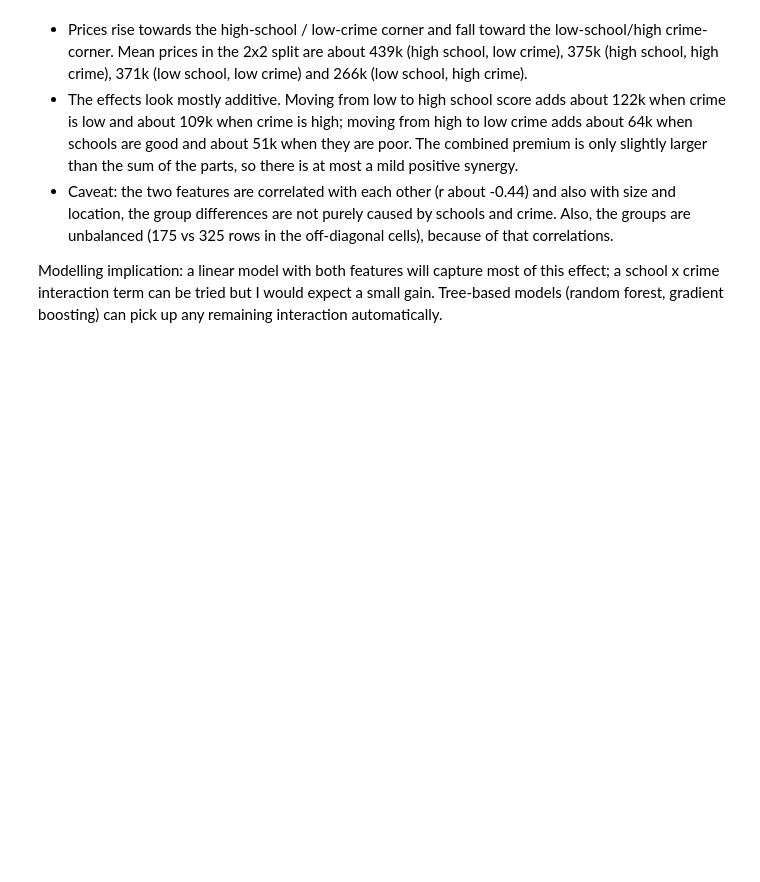
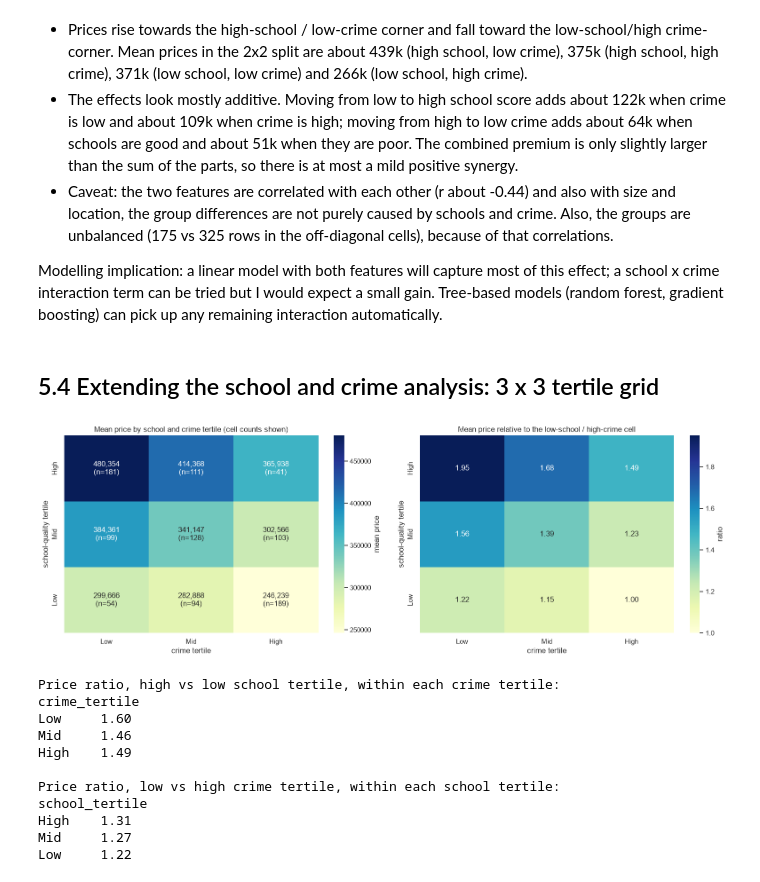
Before and after one commit to jadennk21-prog/AIAP-Mini-Project-1---Housing-Prices-Prediction, a Jupyter notebook: eda.ipynb, the cells around one changed output. Saved outputs shown, nothing was run; the diff lists cells and outputs as text; code cells hidden in the pictures; blank space fills up the shorter version.

```diff
--- a/eda.ipynb
+++ b/eda.ipynb
@@ -297,0 +381,12 @@ Relationship with price
+# %%
+rows = []
+for xname, x in [('raw', crime), ('log', np.log(crime)), ('sqrt', np.sqrt(crime))]:
+    for yname, yy in [('price', df[target]), ('log(price)', np.log(df[target]))]:
+        lin = sm.OLS(yy, sm.add_constant(x)).fit()
+        quad = sm.OLS(yy, sm.add_constant(pd.DataFrame({'x': x, 'x2': x ** 2}))).fit()
+        rows.append({'crime version': xname, 'target': yname, 'skew of crime version': round(x.skew(), 2),
+                     'Pearson r': round(x.corr(yy), 3), 'Spearman rho': round(x.corr(yy, method='spearman'), 3),
+                     'linear R2': round(lin.rsquared, 3), 'R2 with squared term': round(quad.rsquared, 3),
+                     'p-value of squared term': round(quad.pvalues['x2'], 4)})
+df.drop(columns='_log_crime', inplace=True)
+pd.DataFrame(rows)
@@ -481,3 +661,46 @@ Low school score          325        175
 - Caveat: the two features are correlated with each other (r about -0.44) and also with size and location, the group differences are not purely caused by schools and crime. Also, the groups are unbalanced (175 vs 325 rows in the off-diagonal cells), because of that correlations.
 
 Modelling implication: a linear model with both features will capture most of this effect; a school x crime interaction term can be tried but I would expect a small gain. Tree-based models (random forest, gradient boosting) can pick up any remaining interaction automatically.
+# %% [markdown]
+## 5.4 Extending the school and crime analysis: 3 x 3 tertile grid
+# %%
+levels = ['Low', 'Mid', 'High']
+tmp = df.copy()
+tmp['school_tertile'] = pd.qcut(tmp['school_quality_score'], 3, labels=levels)
+tmp['crime_tertile'] = pd.qcut(tmp['crime_rate_in_area'], 3, labels=levels)
+
+mean_p = tmp.pivot_table(index='school_tertile', columns='crime_tertile', values=target,
+                         aggfunc='mean', observed=True).loc[levels[::-1], levels]
+cnt = tmp.pivot_table(index='school_tertile', columns='crime_tertile', values=target,
+                      aggfunc='count', observed=True).loc[levels[::-1], levels]
+labels = np.array([[f"{mean_p.iloc[i, j]:,.0f}\n(n={cnt.iloc[i, j]})" for j in range(3)] for i in range(3)])
+rel = mean_p / mean_p.loc['Low', 'High']          # relative to the cheapest cell (low school, high crime)
+
+fig, axes = plt.subplots(1, 2, figsize=(16, 5.5))
+sns.heatmap(mean_p, annot=labels, fmt="", cmap="YlGnBu", ax=axes[0], cbar_kws={'label': 'mean price'})
+axes[0].set_title("Mean price by school and crime tertile (cell counts shown)")
+sns.heatmap(rel, annot=True, fmt=".2f", cmap="YlGnBu", ax=axes[1], cbar_kws={'label': 'ratio'})
+axes[1].set_title("Mean price relative to the low-school / high-crime cell")
+for ax in axes:
+    ax.set_xlabel("crime tertile"); ax.set_ylabel("school-quality tertile")
+plt.tight_layout()
+plt.show()
+
+print("Price ratio, high vs low school tertile, within each crime tertile:")
+print((mean_p.loc['High'] / mean_p.loc['Low']).round(2).to_string())
+print()
+print("Price ratio, low vs high crime tertile, within each school tertile:")
+print((mean_p['Low'] / mean_p['High']).round(2).to_string())
+# %% [output]
+[figure, added]
+Price ratio, high vs low school tertile, within each crime tertile:
+crime_tertile
+Low     1.60
+Mid     1.46
+High    1.49
+
+Price ratio, low vs high crime tertile, within each school tertile:
+school_tertile
+High    1.31
+Mid     1.27
+Low     1.22
```
Also changed, not shown: parts of 26 cells of this notebook.
